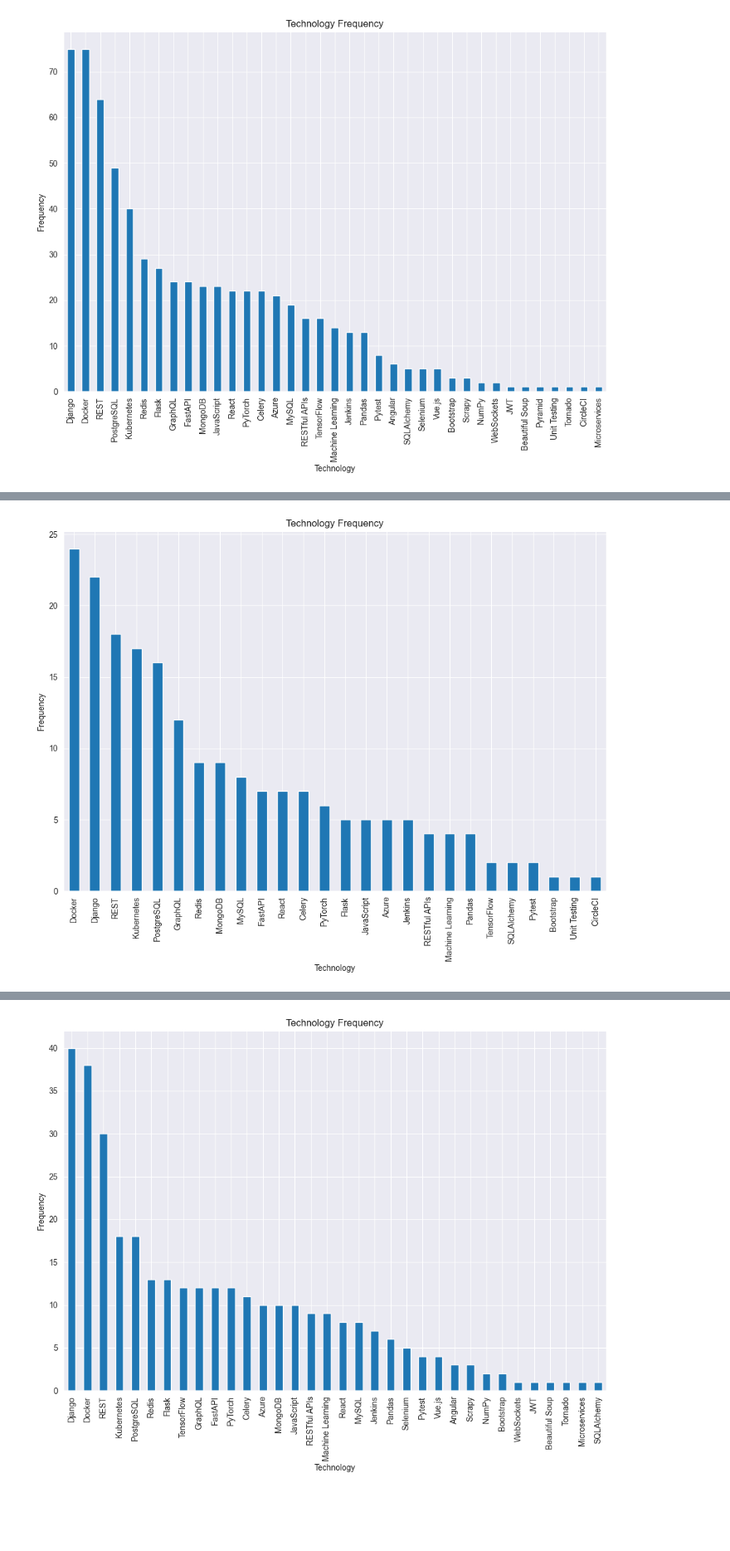
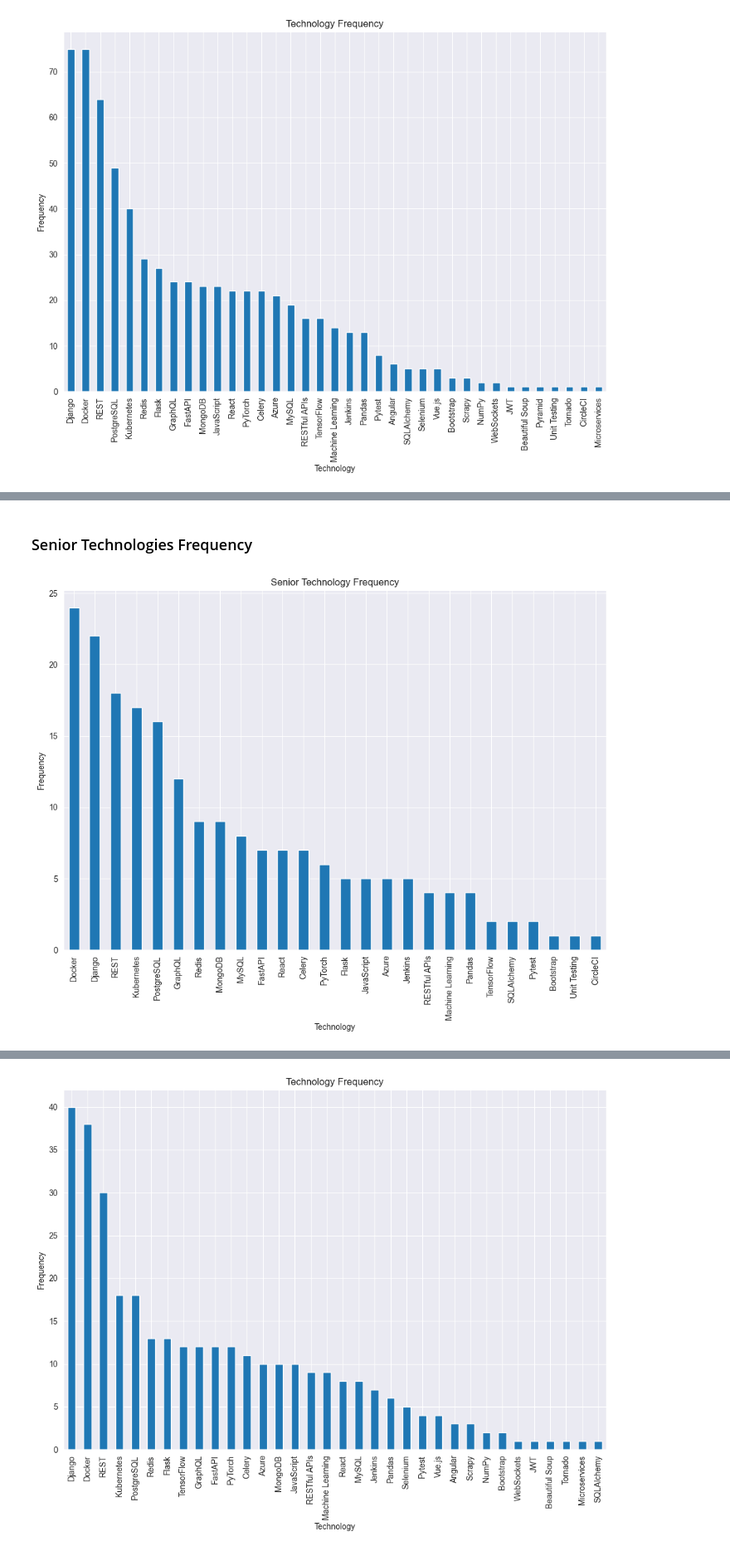
Before and after one commit to Shatrovskyi/vacancy-data-analysis-project, a Jupyter notebook: data_analysis/main.ipynb, the cells around one changed output, grey strips where cells are left out. Shown at 83% size. Saved outputs shown, nothing was run; the diff lists cells and outputs as text; code cells hidden in the pictures; blank space fills up the shorter version.

```diff
--- a/data_analysis/main.ipynb
+++ b/data_analysis/main.ipynb
@@ -299,17 +256,19 @@ plt.show()
+# %% [markdown]
+### Senior Technologies Frequency
 # %%
 senior_technologies = [
     tech
     for sublist in df[df["candidate_level"] == "Senior"]["technologies"]
     for tech in sublist
 ]
 
 technology_counts = pd.Series(senior_technologies).value_counts()
 
 plt.figure(figsize=(12, 8))
 technology_counts.plot(kind="bar")
 plt.xlabel("Technology")
 plt.ylabel("Frequency")
-plt.title("Technology Frequency")
+plt.title("Senior Technology Frequency")
 plt.show()
 # %% [output]
-[figure, old version]
+[figure, new version]
```
Also changed, not shown: parts of 18 cells of this notebook.
